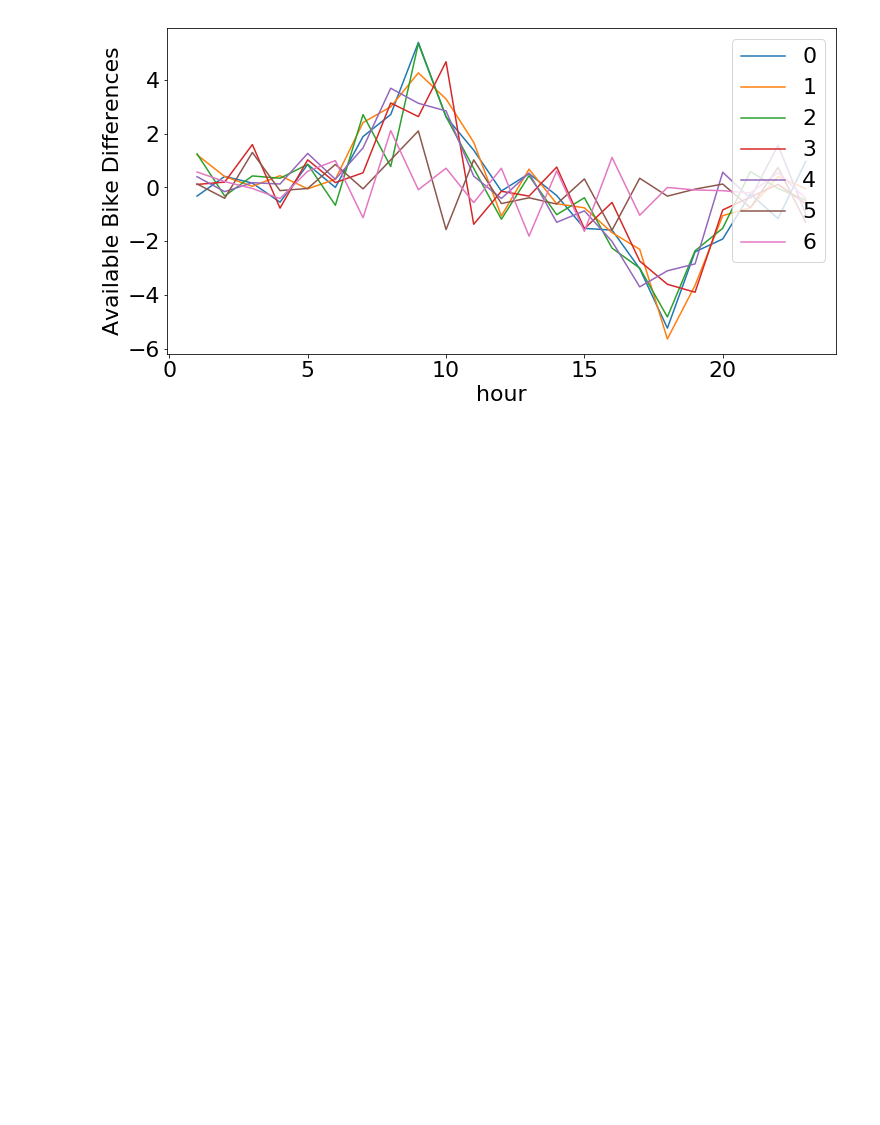
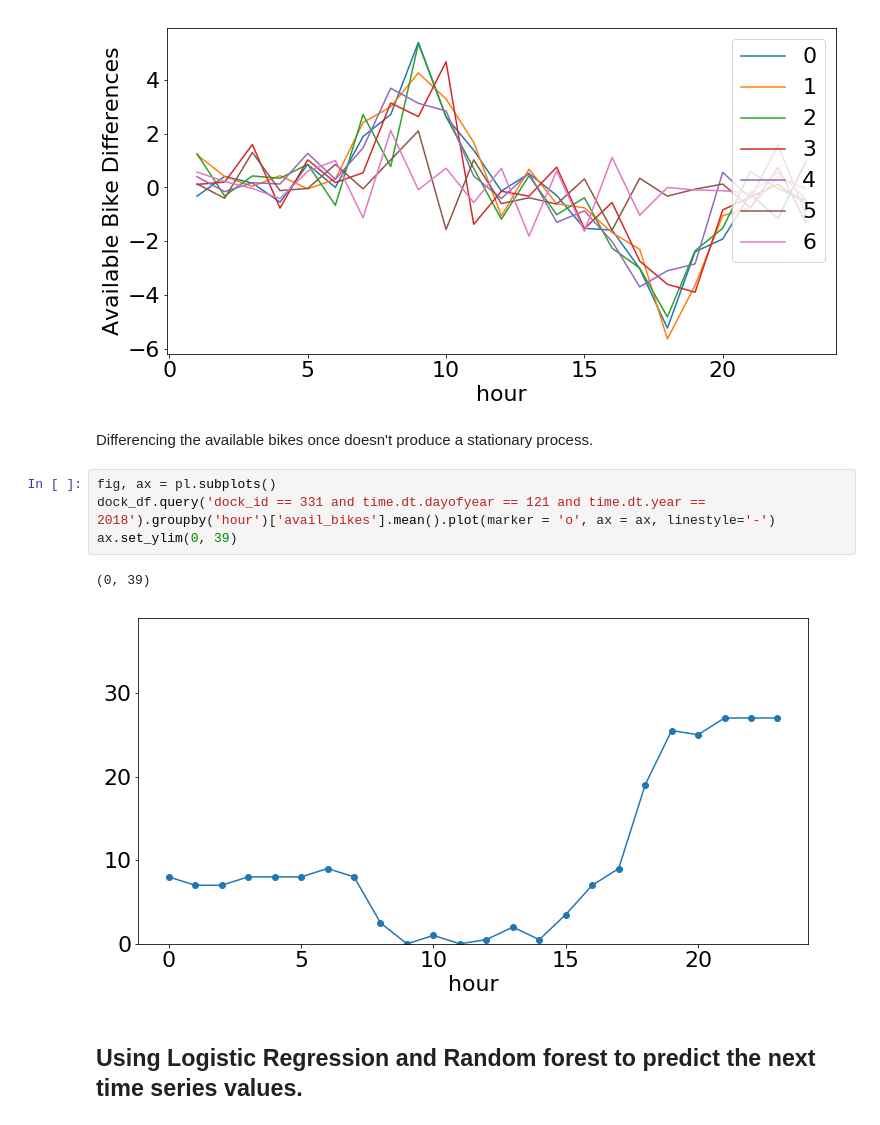
Before and after one commit to markhannel/InAPinch, a Jupyter notebook: notebooks/DockPredictionPOC.ipynb, the cells around one changed output. Drawn from its saved outputs; the diff is of its cells as text; blank space fills up the shorter version.

```diff
--- a/notebooks/DockPredictionPOC.ipynb
+++ b/notebooks/DockPredictionPOC.ipynb
@@ -44,3 +44,14 @@ ax.legend()
 ax.set_ylabel('Available Bike Differences');
 # %% [output]
 [figure]
+# %% [markdown]
+Differencing the available bikes once doesn't produce a stationary process.
+# %%
+fig, ax = pl.subplots()
+dock_df.query('dock_id == 331 and time.dt.dayofyear == 121 and time.dt.year == 2018').groupby('hour')['avail_bikes'].mean().plot(marker = 'o', ax = ax, linestyle='-')
+ax.set_ylim(0, 39)
+# %% [output]
+(0, 39)
+[figure, added]
+# %% [markdown]
+<h2> Using Logistic Regression and Random forest to predict the next time series values. </h2>
```
Also changed, not shown: parts of 5 cells of this notebook.
